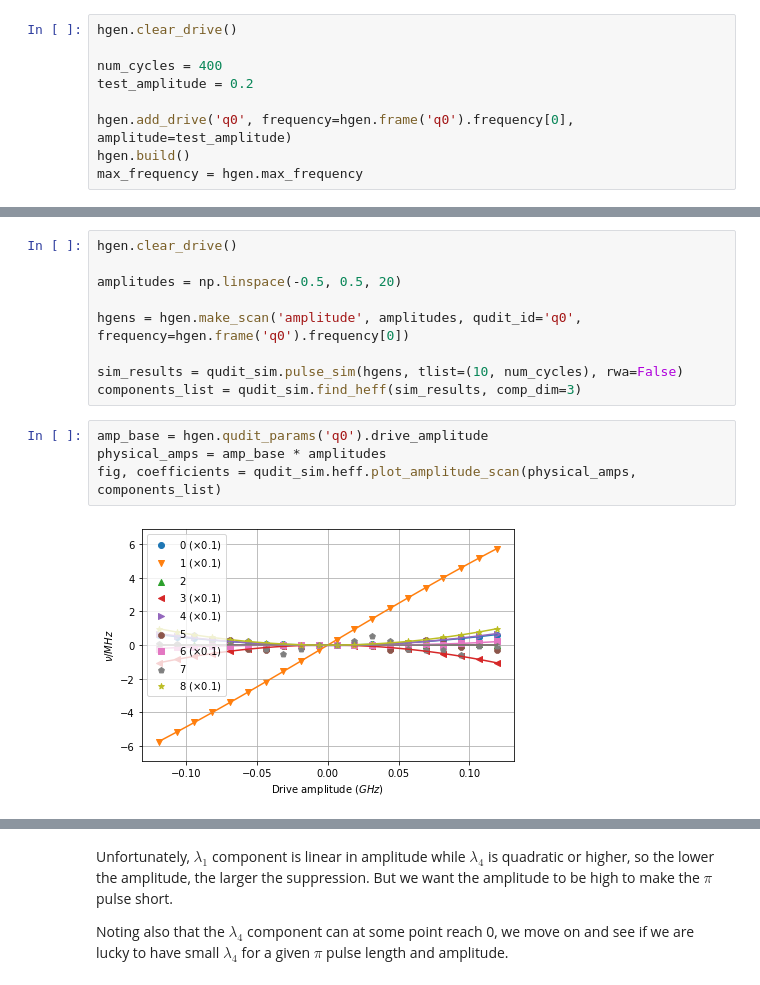
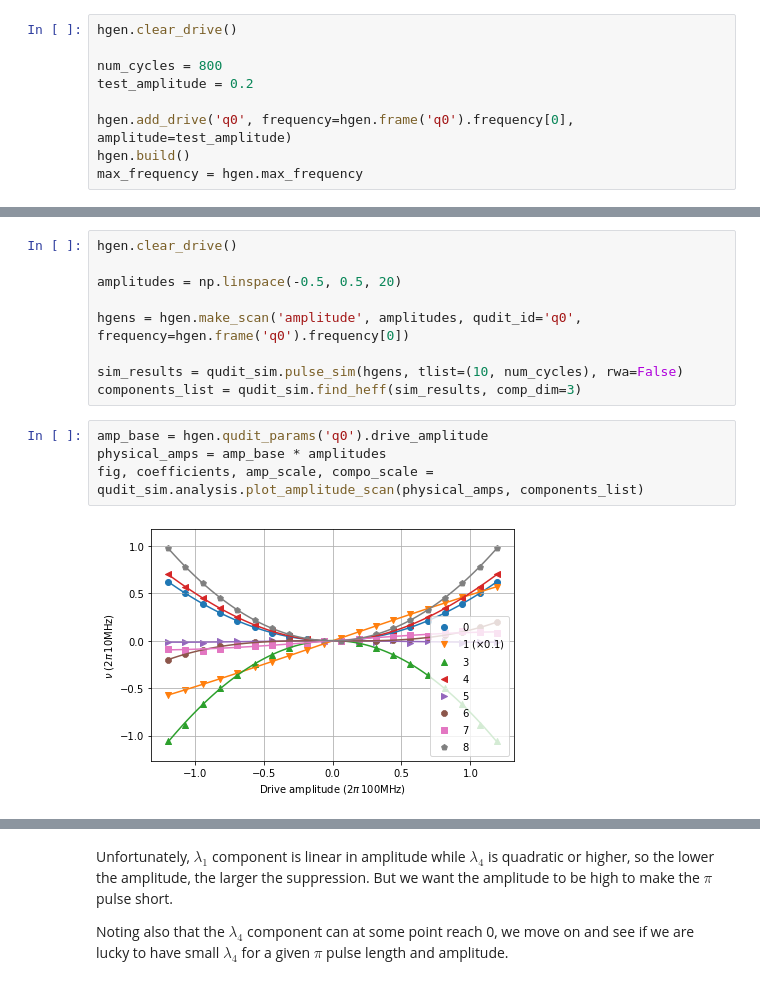
Before and after one commit to UTokyo-ICEPP/qudit-sim, a Jupyter notebook: examples/pi_pulse.ipynb, the cells around one changed output, grey strips where cells are left out. Saved outputs shown, nothing was run; the diff lists cells and outputs as text.

```diff
--- a/examples/pi_pulse.ipynb
+++ b/examples/pi_pulse.ipynb
@@ -38,7 +35,7 @@ First we apply a constant drive and identify which terms are present in the qutr
 # %%
 hgen.clear_drive()
 
-num_cycles = 400
+num_cycles = 800
 test_amplitude = 0.2
 
 hgen.add_drive('q0', frequency=hgen.frame('q0').frequency[0], amplitude=test_amplitude)
@@ -81,8 +78,8 @@ components_list = qudit_sim.find_heff(sim_results, comp_dim=3)
 # %%
 amp_base = hgen.qudit_params('q0').drive_amplitude
 physical_amps = amp_base * amplitudes
-fig, coefficients = qudit_sim.heff.plot_amplitude_scan(physical_amps, components_list)
+fig, coefficients, amp_scale, compo_scale = qudit_sim.analysis.plot_amplitude_scan(physical_amps, components_list)
 # %% [output]
-[figure, old version]
+[figure, new version]
 # %%
 amplitudes_fine = np.linspace(physical_amps[11], physical_amps[-1], 100)
```
Also changed, not shown: parts of 47 cells of this notebook, 5 other files.
